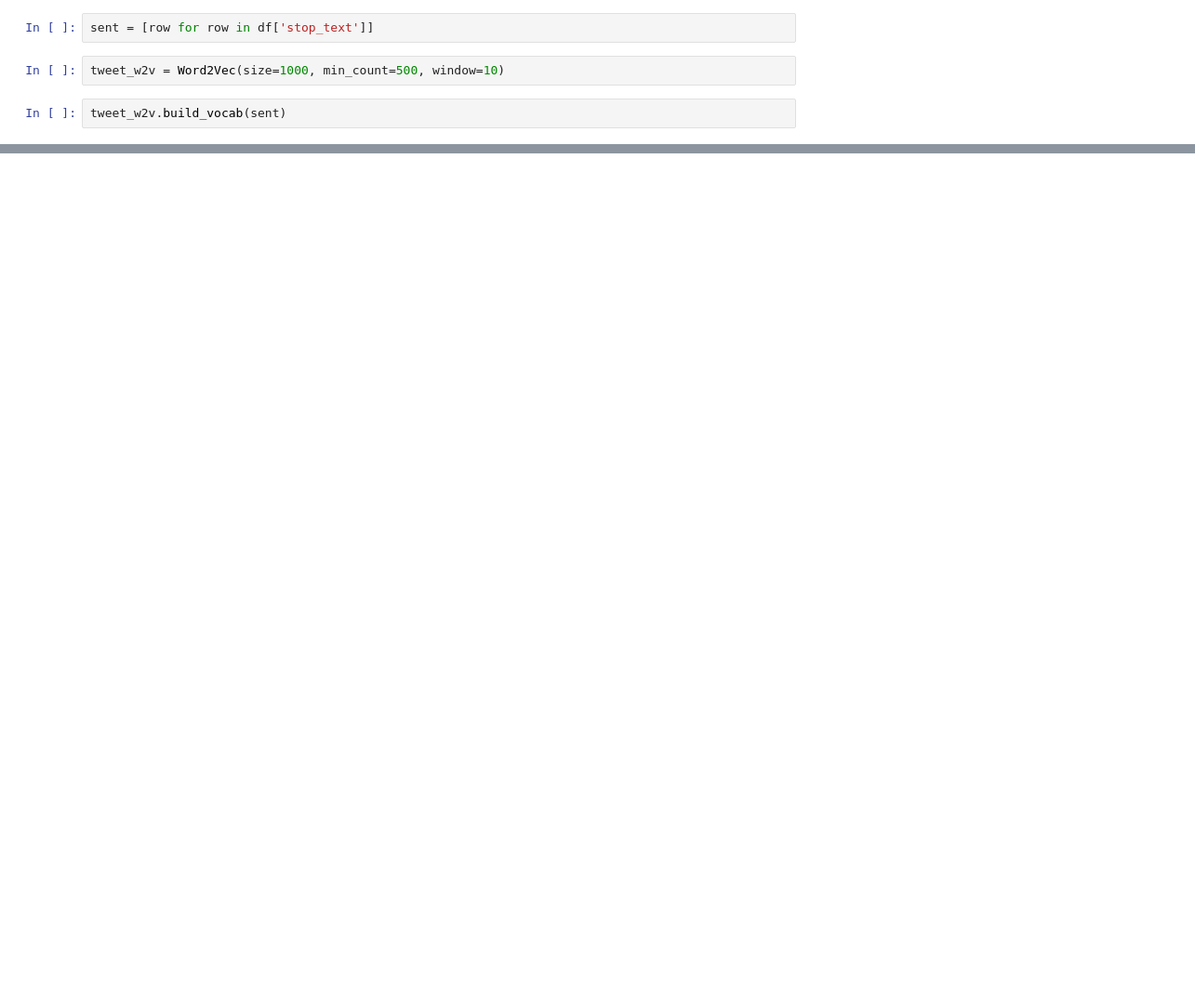
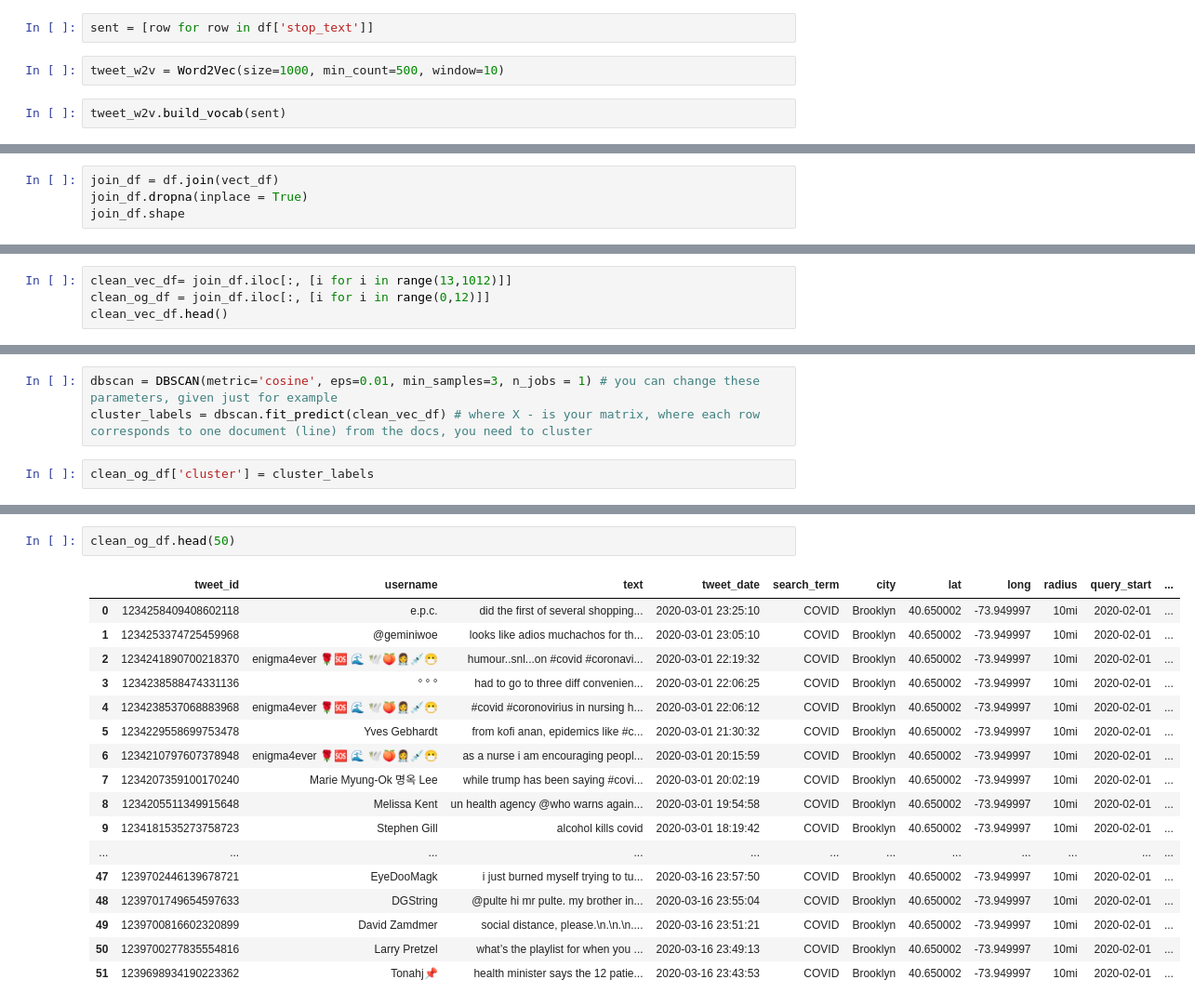
Before and after one commit to boosra/client_project-Covid, a Jupyter notebook: max/WordVectorizer.ipynb, the cells around one changed output, grey strips where cells are left out. Shown at 93% size. Cells and saved outputs as stored; diff of their text form; blank space fills up the shorter version.

Commit message:
dbscan added to word2 vec and cluster column created on the original df

```diff
--- a/max/WordVectorizer.ipynb
+++ b/max/WordVectorizer.ipynb
@@ -91,0 +138,4 @@ tweet_w2v.most_similar('covid')
+# %%
+join_df = df.join(vect_df)
+join_df.dropna(inplace = True)
+join_df.shape
@@ -91,0 +144,4 @@ tweet_w2v.most_similar('covid')
+# %%
+clean_vec_df= join_df.iloc[:, [i for i in range(13,1012)]]
+clean_og_df = join_df.iloc[:, [i for i in range(0,12)]]
+clean_vec_df.head()
@@ -91,0 +165,5 @@ tweet_w2v.most_similar('covid')
+# %%
+dbscan = DBSCAN(metric='cosine', eps=0.01, min_samples=3, n_jobs = 1) # you can change these parameters, given just for example
+cluster_labels = dbscan.fit_predict(clean_vec_df) # where X - is your matrix, where each row corresponds to one document (line) from the docs, you need to cluster
+# %%
+clean_og_df['cluster'] = cluster_labels
@@ -91,0 +191,20 @@ tweet_w2v.most_similar('covid')
+# %%
+clean_og_df.head(50)
+# %% [output]
+|  | tweet_id | username | text | tweet_date | search_term | city | lat | long | radius | query_start | ... |
+| 0 | 1234258409408602118 | e.p.c. | did the first of several shopping... | 2020-03-01 23:25:10 | COVID | Brooklyn | 40.650002 | -73.949997 | 10mi | 2020-02-01 | ... |
+| 1 | 1234253374725459968 | @geminiwoe | looks like adios muchachos for th... | 2020-03-01 23:05:10 | COVID | Brooklyn | 40.650002 | -73.949997 | 10mi | 2020-02-01 | ... |
+| 2 | 1234241890700218370 | enigma4ever 🌹🆘 🌊 🕊️🍑👩‍⚕️💉😷 | humour..snl...on #covid #coronavi... | 2020-03-01 22:19:32 | COVID | Brooklyn | 40.650002 | -73.949997 | 10mi | 2020-02-01 | ... |
+| 3 | 1234238588474331136 | ° ° ° | had to go to three diff convenien... | 2020-03-01 22:06:25 | COVID | Brooklyn | 40.650002 | -73.949997 | 10mi | 2020-02-01 | ... |
+| 4 | 1234238537068883968 | enigma4ever 🌹🆘 🌊 🕊️🍑👩‍⚕️💉😷 | #covid #coronovirius in nursing h... | 2020-03-01 22:06:12 | COVID | Brooklyn | 40.650002 | -73.949997 | 10mi | 2020-02-01 | ... |
+| 5 | 1234229558699753478 | Yves Gebhardt | from kofi anan, epidemics like #c... | 2020-03-01 21:30:32 | COVID | Brooklyn | 40.650002 | -73.949997 | 10mi | 2020-02-01 | ... |
+| 6 | 1234210797607378948 | enigma4ever 🌹🆘 🌊 🕊️🍑👩‍⚕️💉😷 | as a nurse i am encouraging peopl... | 2020-03-01 20:15:59 | COVID | Brooklyn | 40.650002 | -73.949997 | 10mi | 2020-02-01 | ... |
+| 7 | 1234207359100170240 | Marie Myung-Ok 명옥 Lee | while trump has been saying #covi... | 2020-03-01 20:02:19 | COVID | Brooklyn | 40.650002 | -73.949997 | 10mi | 2020-02-01 | ... |
+| 8 | 1234205511349915648 | Melissa Kent | un health agency @who warns again... | 2020-03-01 19:54:58 | COVID | Brooklyn | 40.650002 | -73.949997 | 10mi | 2020-02-01 | ... |
+| 9 | 1234181535273758723 | Stephen Gill | alcohol kills covid | 2020-03-01 18:19:42 | COVID | Brooklyn | 40.650002 | -73.949997 | 10mi | 2020-02-01 | ... |
+| ... | ... | ... | ... | ... | ... | ... | ... | ... | ... | ... | ... |
+| 47 | 1239702446139678721 | EyeDooMagk | i just burned myself trying to tu... | 2020-03-16 23:57:50 | COVID | Brooklyn | 40.650002 | -73.949997 | 10mi | 2020-02-01 | ... |
+| 48 | 1239701749654597633 | DGString | @pulte hi mr pulte. my brother in... | 2020-03-16 23:55:04 | COVID | Brooklyn | 40.650002 | -73.949997 | 10mi | 2020-02-01 | ... |
+| 49 | 1239700816602320899 | David Zamdmer | social distance, please.\n.\n.\n.... | 2020-03-16 23:51:21 | COVID | Brooklyn | 40.650002 | -73.949997 | 10mi | 2020-02-01 | ... |
+| 50 | 1239700277835554816 | Larry Pretzel | what’s the playlist for when you ... | 2020-03-16 23:49:13 | COVID | Brooklyn | 40.650002 | -73.949997 | 10mi | 2020-02-01 | ... |
+| 51 | 1239698934190223362 | Tonahj📌 | health minister says the 12 patie... | 2020-03-16 23:43:53 | COVID | Brooklyn | 40.650002 | -73.949997 | 10mi | 2020-02-01 | ... |
```
Also changed, not shown: parts of 14 cells of this notebook.
